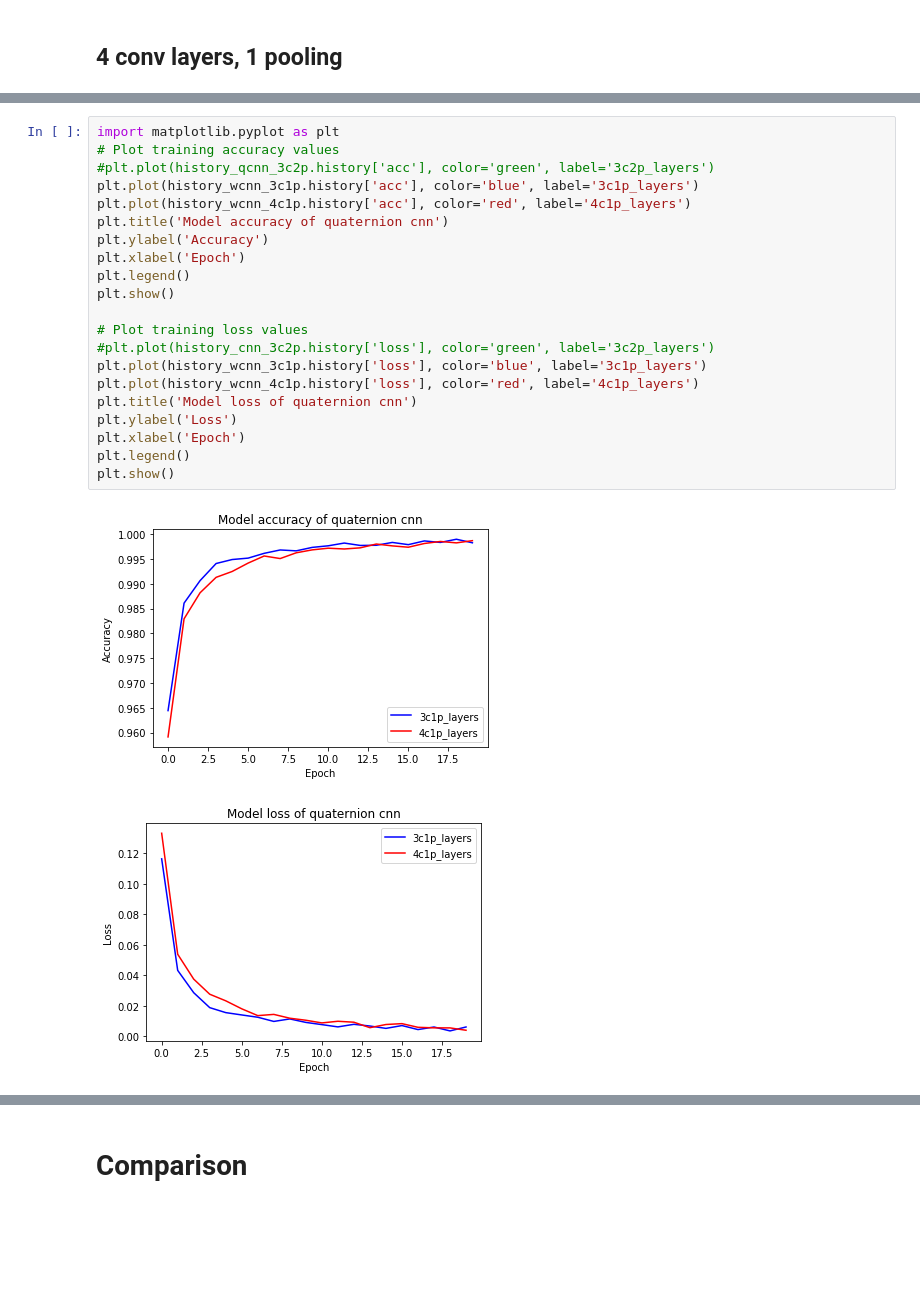
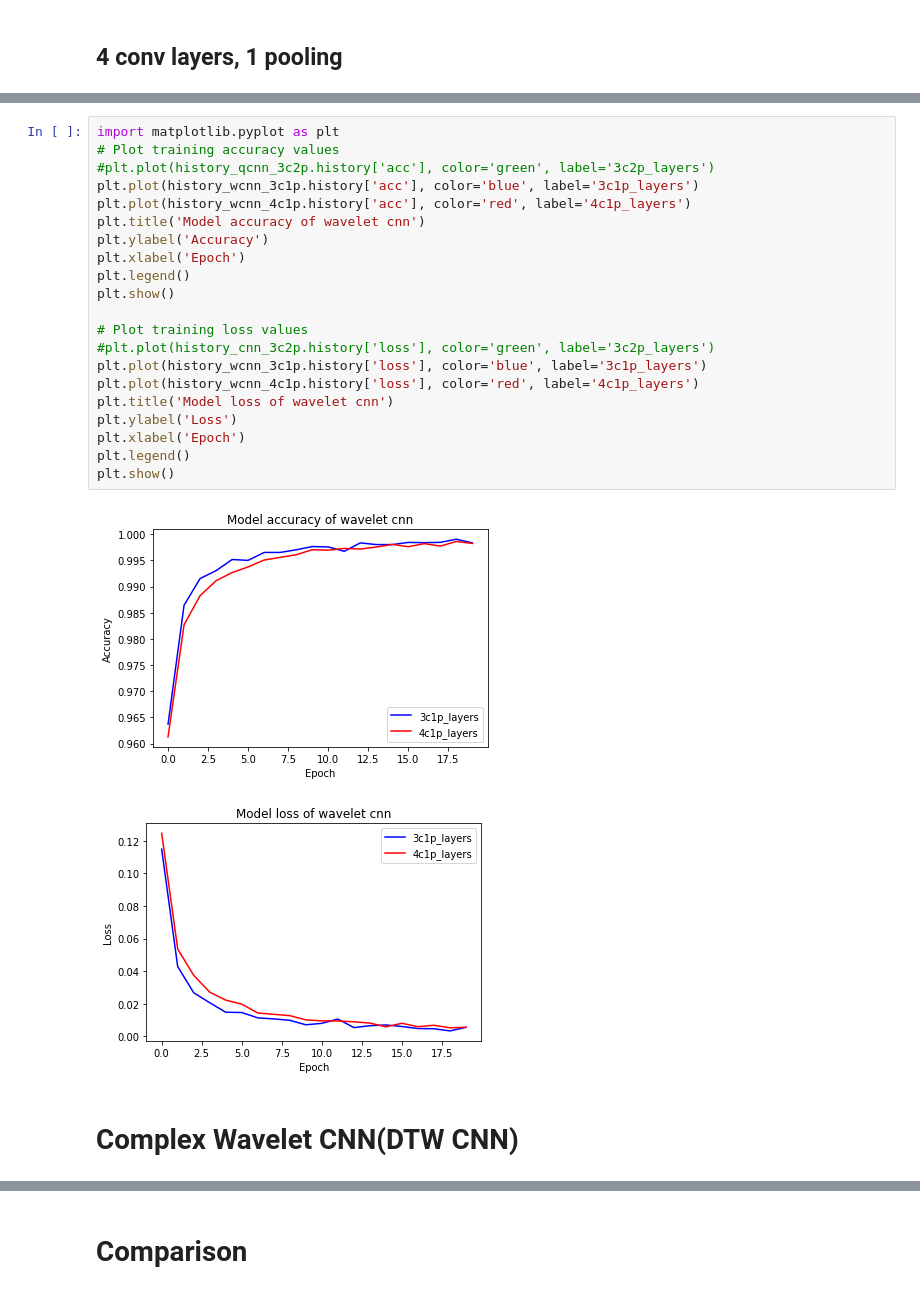
Before and after one commit to LonghuaHu/deep-learning, a Jupyter notebook: Comparison_using_full_mnist_data.ipynb, the cells around one changed output, grey strips where cells are left out. Drawn from its saved outputs; the diff is of its cells as text; blank space fills up the shorter version.

```diff
--- a/Comparison_using_full_mnist_data.ipynb
+++ b/Comparison_using_full_mnist_data.ipynb
@@ -684,24 +682,26 @@ Epoch 20/20
 # %%
 import matplotlib.pyplot as plt
 # Plot training accuracy values
 #plt.plot(history_qcnn_3c2p.history['acc'], color='green', label='3c2p_layers')
 plt.plot(history_wcnn_3c1p.history['acc'], color='blue', label='3c1p_layers')
 plt.plot(history_wcnn_4c1p.history['acc'], color='red', label='4c1p_layers')
-plt.title('Model accuracy of quaternion cnn')
+plt.title('Model accuracy of wavelet cnn')
 plt.ylabel('Accuracy')
 plt.xlabel('Epoch')
 plt.legend()
 plt.show()
 
 # Plot training loss values
 #plt.plot(history_cnn_3c2p.history['loss'], color='green', label='3c2p_layers')
 plt.plot(history_wcnn_3c1p.history['loss'], color='blue', label='3c1p_layers')
 plt.plot(history_wcnn_4c1p.history['loss'], color='red', label='4c1p_layers')
-plt.title('Model loss of quaternion cnn')
+plt.title('Model loss of wavelet cnn')
 plt.ylabel('Loss')
 plt.xlabel('Epoch')
 plt.legend()
 plt.show()
 # %% [output]
-[figure, old version]
+[figure, new version]
-[figure, old version]
+[figure, new version]
+# %% [markdown]
+# Complex Wavelet CNN(DTW CNN)
```
Also changed, not shown: parts of 26 cells of this notebook.
